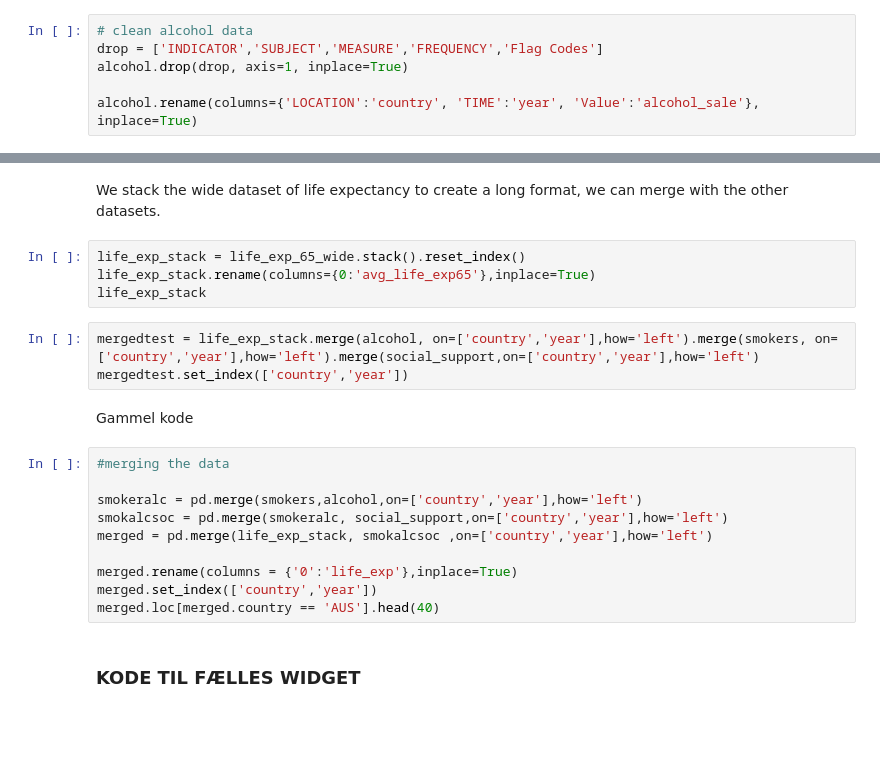
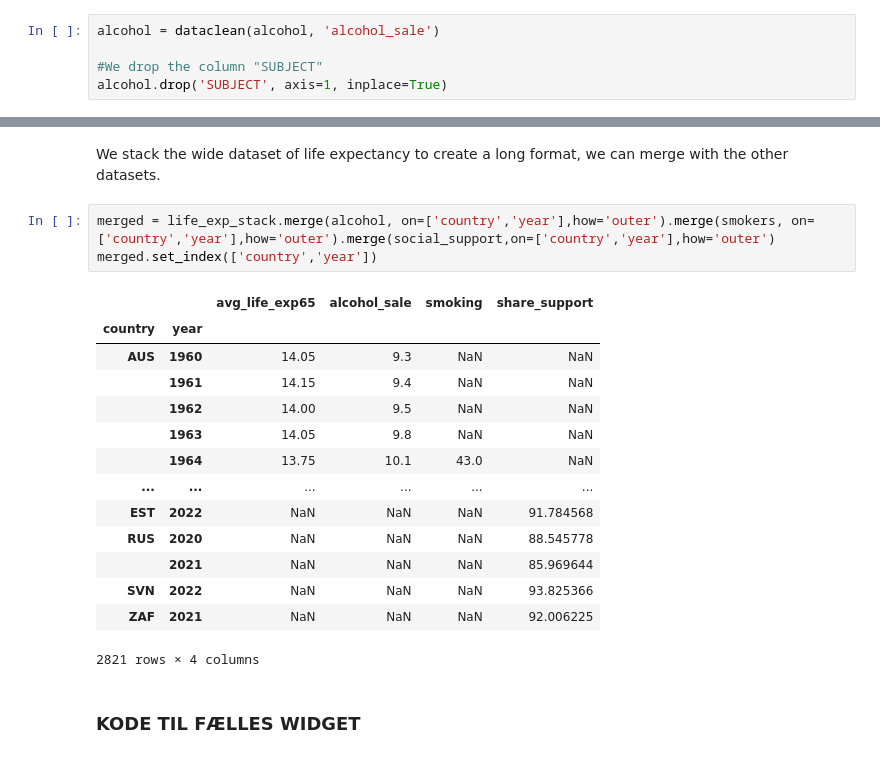
Before and after one commit to NumEconCopenhagen/projects-2023-ida-simone-elin, a Jupyter notebook: dataproject/dataproject.ipynb, the cells around one changed output, grey strips where cells are left out. Drawn from its saved outputs; the diff is of its cells as text; blank space fills up the shorter version.

```diff
--- a/dataproject/dataproject.ipynb
+++ b/dataproject/dataproject.ipynb
@@ -108,11 +91,10 @@ life_exp_65_wide = pd.pivot_table(life_exp_65,index='country',columns='year',val
 # %% [markdown]
 #### Alcohol
-# %%
-# clean alcohol data
-drop = ['INDICATOR','SUBJECT','MEASURE','FREQUENCY','Flag Codes']
-alcohol.drop(drop, axis=1, inplace=True)
-
-alcohol.rename(columns={'LOCATION':'country', 'TIME':'year', 'Value':'alcohol_sale'}, inplace=True)
+# %%
+alcohol = dataclean(alcohol, 'alcohol_sale')
+
+#We drop the column "SUBJECT"
+alcohol.drop('SUBJECT', axis=1, inplace=True)
 # %% [markdown]
 #### Smokers
 # %%
@@ -146,25 +124,24 @@ In order to be able to **explore the raw data**, you may provide **static** and
 # Merge data sets
 # %% [markdown]
 We stack the wide dataset of life expectancy to create a long format, we can merge with the other datasets.
-# %%
-life_exp_stack = life_exp_65_wide.stack().reset_index()
-life_exp_stack.rename(columns={0:'avg_life_exp65'},inplace=True)
-life_exp_stack
 # %%
-mergedtest = life_exp_stack.merge(alcohol, on=['country','year'],how='left').merge(smokers, on=['country','year'],how='left').merge(social_support,on=['country','year'],how='left')
-mergedtest.set_index(['country','year'])
+merged = life_exp_stack.merge(alcohol, on=['country','year'],how='outer').merge(smokers, on=['country','year'],how='outer').merge(social_support,on=['country','year'],how='outer')
+merged.set_index(['country','year'])
+# %% [output]
+|  |  | avg_life_exp65 | alcohol_sale | smoking | share_support |
+| country | year |  |  |  |  |
+| AUS | 1960 | 14.05 | 9.3 | NaN | NaN |
+|  | 1961 | 14.15 | 9.4 | NaN | NaN |
+|  | 1962 | 14.00 | 9.5 | NaN | NaN |
+|  | 1963 | 14.05 | 9.8 | NaN | NaN |
+|  | 1964 | 13.75 | 10.1 | 43.0 | NaN |
+| ... | ... | ... | ... | ... | ... |
+| EST | 2022 | NaN | NaN | NaN | 91.784568 |
+| RUS | 2020 | NaN | NaN | NaN | 88.545778 |
+|  | 2021 | NaN | NaN | NaN | 85.969644 |
+| SVN | 2022 | NaN | NaN | NaN | 93.825366 |
+| ZAF | 2021 | NaN | NaN | NaN | 92.006225 |
+2821 rows × 4 columns
-# %% [markdown]
-Gammel kode
-# %%
-#merging the data
-
-smokeralc = pd.merge(smokers,alcohol,on=['country','year'],how='left')
-smokalcsoc = pd.merge(smokeralc, social_support,on=['country','year'],how='left')
-merged = pd.merge(life_exp_stack, smokalcsoc ,on=['country','year'],how='left')
-
-merged.rename(columns = {'0':'life_exp'},inplace=True)
-merged.set_index(['country','year'])
-merged.loc[merged.country == 'AUS'].head(40)
 # %% [markdown]
 ### KODE TIL FÆLLES WIDGET
 # %% [markdown]
```
Also changed, not shown: parts of 26 cells of this notebook, 2 other files.
